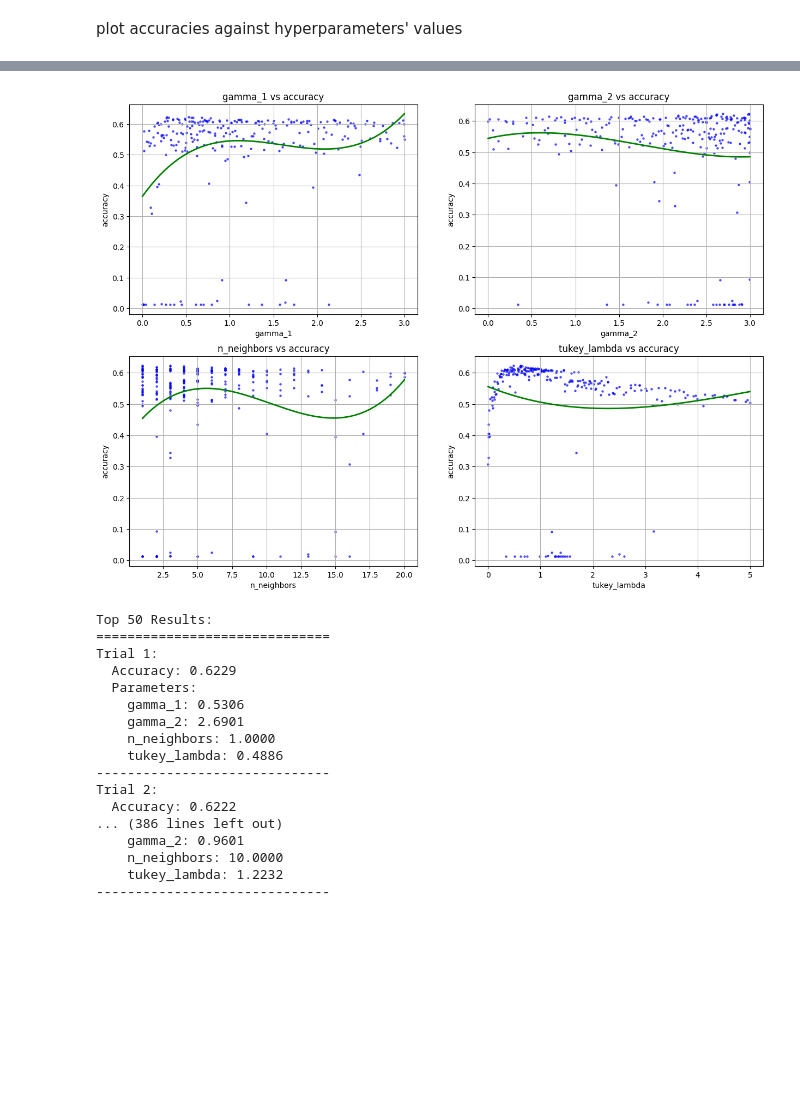
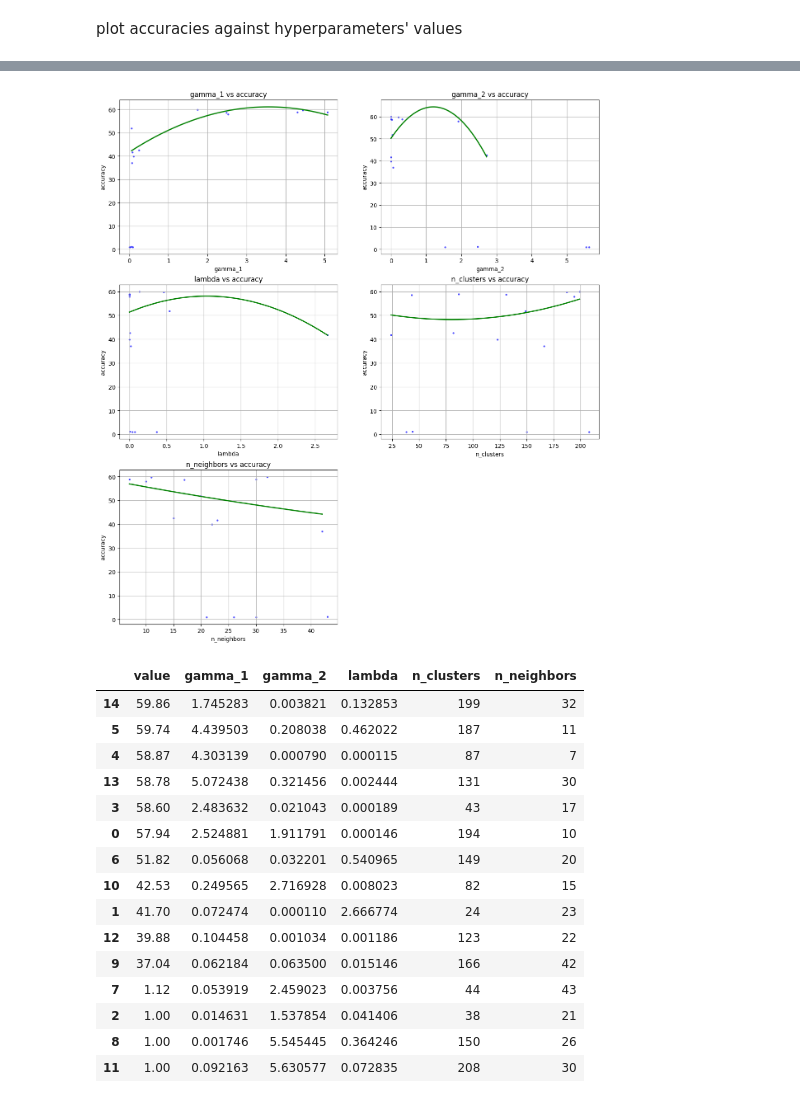
Before and after one commit to Hubizon/continual-learning-knn, a Jupyter notebook: dataset_2.ipynb, the cells around one changed output, grey strips where cells are left out. Saved outputs shown, nothing was run; the diff lists cells and outputs as text; code cells hidden in the pictures; blank space fills up the shorter version.

```diff
--- a/dataset_2.ipynb
+++ b/dataset_2.ipynb
@@ -74,24 +85,25 @@ DatasetRun.plot_hyperparameters(trials, 2, smooth=3, ylim=True)
-# %%
-DatasetRun.plot_hyperparameters(trials, 2, smooth=10, ylim=False)
-# %% [output]
-[figure, removed]
-# %%
-DatasetRun.print_results(trials, 50)
-# %% [output]
-Top 50 Results:
-==============================
-Trial 1:
-  Accuracy: 0.6229
-  Parameters:
-    gamma_1: 0.5306
-    gamma_2: 2.6901
-    n_neighbors: 1.0000
-    tukey_lambda: 0.4886
-------------------------------
-Trial 2:
-  Accuracy: 0.6222
-... (386 lines left out)
-    gamma_2: 0.9601
-    n_neighbors: 10.0000
-    tukey_lambda: 1.2232
-------------------------------
+# %%
+if is_jupyter:
+    DatasetRun.plot_hyperparameters(study_name, columns=2, deg=2, ylim=True)
+# %% [output]
+[figure, added]
+# %%
+if is_jupyter:
+    display(DatasetRun.print_results(study_name, only_important=True))
+# %% [output]
+|  | value | gamma_1 | gamma_2 | lambda | n_clusters | n_neighbors |
+| 14 | 59.86 | 1.745283 | 0.003821 | 0.132853 | 199 | 32 |
+| 5 | 59.74 | 4.439503 | 0.208038 | 0.462022 | 187 | 11 |
+| 4 | 58.87 | 4.303139 | 0.000790 | 0.000115 | 87 | 7 |
+| 13 | 58.78 | 5.072438 | 0.321456 | 0.002444 | 131 | 30 |
+| 3 | 58.60 | 2.483632 | 0.021043 | 0.000189 | 43 | 17 |
+| 0 | 57.94 | 2.524881 | 1.911791 | 0.000146 | 194 | 10 |
+| 6 | 51.82 | 0.056068 | 0.032201 | 0.540965 | 149 | 20 |
+| 10 | 42.53 | 0.249565 | 2.716928 | 0.008023 | 82 | 15 |
+| 1 | 41.70 | 0.072474 | 0.000110 | 2.666774 | 24 | 23 |
+| 12 | 39.88 | 0.104458 | 0.001034 | 0.001186 | 123 | 22 |
+| 9 | 37.04 | 0.062184 | 0.063500 | 0.015146 | 166 | 42 |
+| 7 | 1.12 | 0.053919 | 2.459023 | 0.003756 | 44 | 43 |
+| 2 | 1.00 | 0.014631 | 1.537854 | 0.041406 | 38 | 21 |
+| 8 | 1.00 | 0.001746 | 5.545445 | 0.364246 | 150 | 26 |
+| 11 | 1.00 | 0.092163 | 5.630577 | 0.072835 | 208 | 30 |
```
Also changed, not shown: parts of 7 cells of this notebook, 6 other files.
